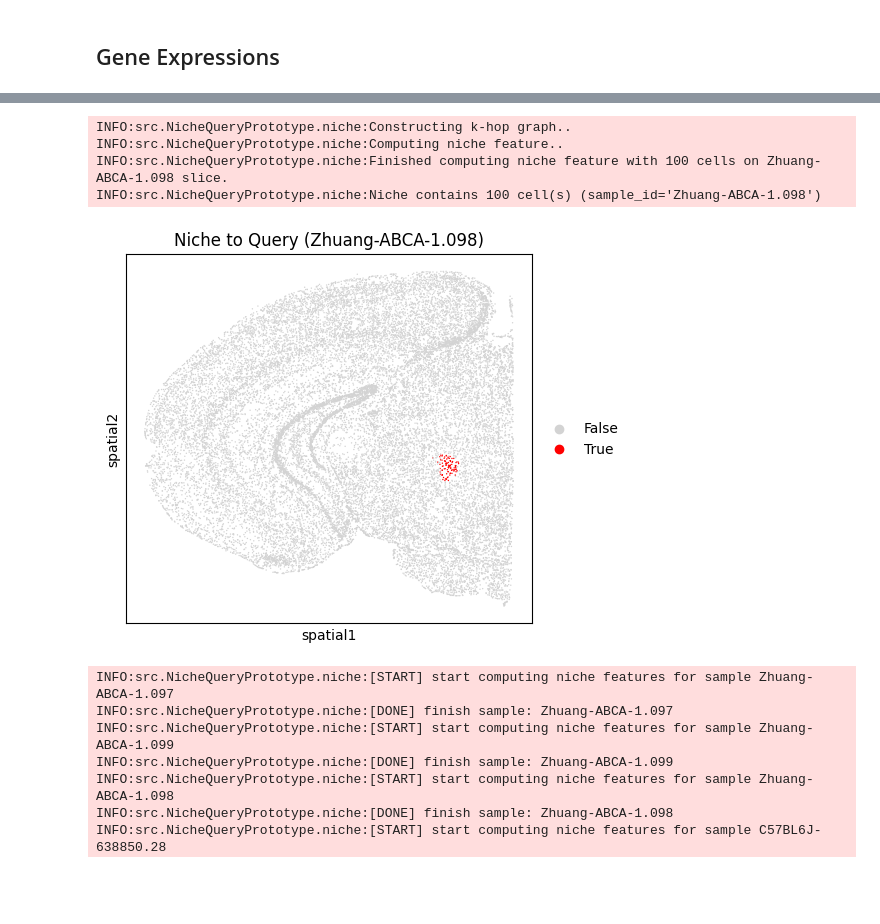
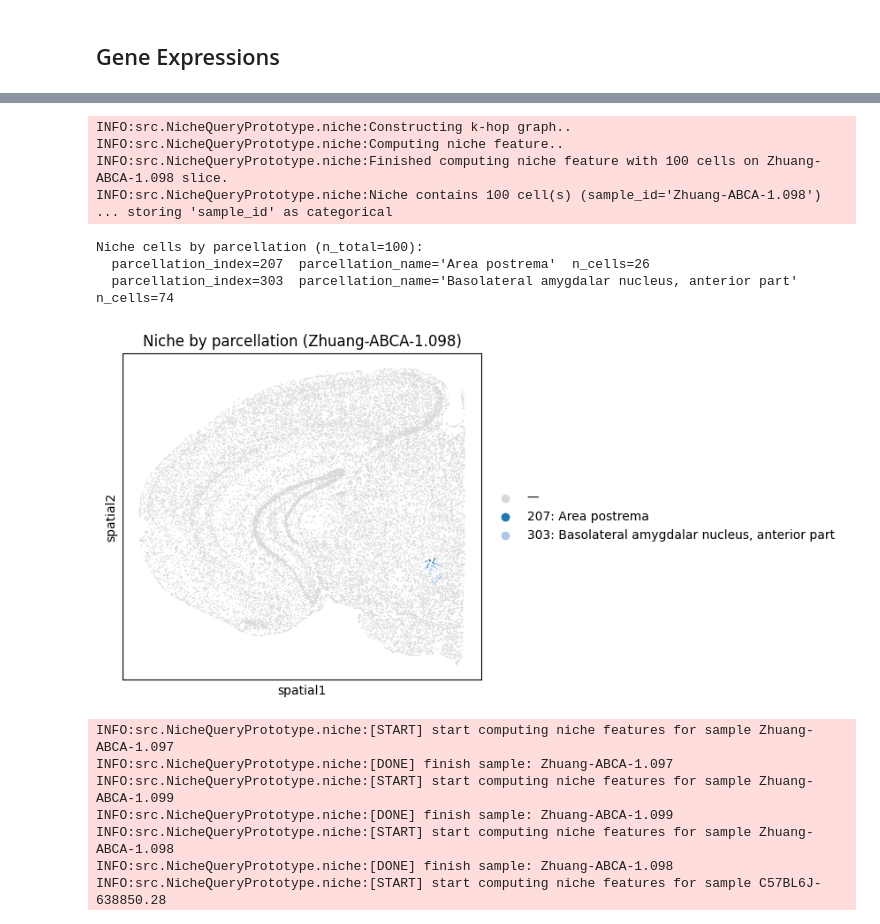
Before and after one commit to lichyyyyyy/NicheQueryBenchmark, a Jupyter notebook: niche_query_multi.ipynb, the cells around one changed output, grey strips where cells are left out. Drawn from its saved outputs; the diff is of its cells as text; code cells hidden in the pictures; blank space fills up the shorter version.

```diff
--- a/niche_query_multi.ipynb
+++ b/niche_query_multi.ipynb
@@ -262,11 +262,14 @@ zhuang_abca_3_folder = 'notebook/ccf/data/zhuang-abca-3/'
 zeng_mwb_folder = 'notebook/ccf/data/zeng-mwb/'
 sample_data_folder = 'notebook/ccf/data/benchmark_samples/20260414_235933'
 
+# target_sample_ids = [
+#     'Zhuang-ABCA-1.098', 'Zhuang-ABCA-1.099', 'Zhuang-ABCA-1.097', #'Zhuang-ABCA-1.096',
+#     #'Zhuang-ABCA-2.046', 'Zhuang-ABCA-2.047', 'Zhuang-ABCA-2.048', #'Zhuang-ABCA-2.050',
+#     #'Zhuang-ABCA-3.001', 'Zhuang-ABCA-3.002', 'Zhuang-ABCA-3.004', #'Zhuang-ABCA-3.005',
+#     'C57BL6J-638850.28', 'C57BL6J-638850.29', 'C57BL6J-638850.30', #'C57BL6J-638850.31'
+# ]
 target_sample_ids = [
-    'Zhuang-ABCA-1.098', 'Zhuang-ABCA-1.099', 'Zhuang-ABCA-1.097', #'Zhuang-ABCA-1.096',
-    #'Zhuang-ABCA-2.046', 'Zhuang-ABCA-2.047', 'Zhuang-ABCA-2.048', #'Zhuang-ABCA-2.050',
-    #'Zhuang-ABCA-3.001', 'Zhuang-ABCA-3.002', 'Zhuang-ABCA-3.004', #'Zhuang-ABCA-3.005',
-    'C57BL6J-638850.28', 'C57BL6J-638850.29', 'C57BL6J-638850.30', #'C57BL6J-638850.31'
+    'Zhuang-ABCA-1.098'
 ]
 
 db = Database(target_sample_ids)
@@ -340,13 +318,18 @@ INFO:src.NicheQueryPrototype.database:  cell_id='4965163078952408884128447605110
 # %%
 # step 2: construct niche to query;
+query_niche_sample_id = 'Zhuang-ABCA-1.098'
 
 niche_to_query = Niche()
-niche_to_query.construct_by_k_hop(db, center_cell_id='267504471830606554974249492302877563377', sample_id=query_niche_sample_id, \
-    k=8, cell_limit=100, parcellation_index=target_parcellation)
+niche_to_query.construct_by_k_hop(db, center_cell_id='135815520852954369042806337923633344942', sample_id=query_niche_sample_id, \
+    k=8, cell_limit=100, parcellation_index=[207,303])
 niche_to_query.visualize(db)
 # %% [output]
 INFO:src.NicheQueryPrototype.niche:Constructing k-hop graph..
 INFO:src.NicheQueryPrototype.niche:Computing niche feature..
 INFO:src.NicheQueryPrototype.niche:Finished computing niche feature with 100 cells on Zhuang-ABCA-1.098 slice.
 INFO:src.NicheQueryPrototype.niche:Niche contains 100 cell(s) (sample_id='Zhuang-ABCA-1.098')
+... storing 'sample_id' as categorical
+Niche cells by parcellation (n_total=100):
+  parcellation_index=207  parcellation_name='Area postrema'  n_cells=26
+  parcellation_index=303  parcellation_name='Basolateral amygdalar nucleus, anterior part'  n_cells=74
-[figure, old version]
+[figure, new version]
```
Also changed, not shown: parts of 4 cells of this notebook, 4 other files.
